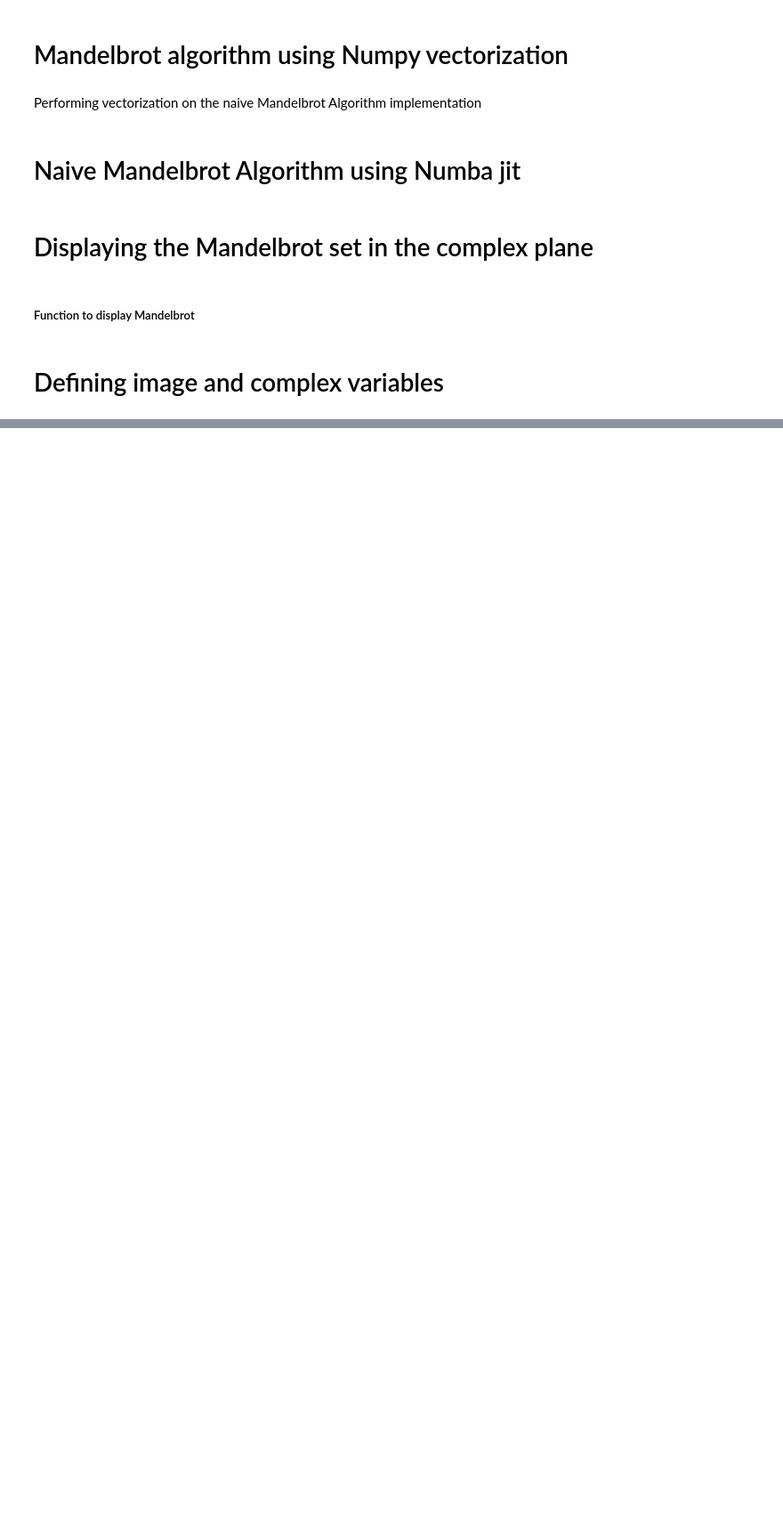
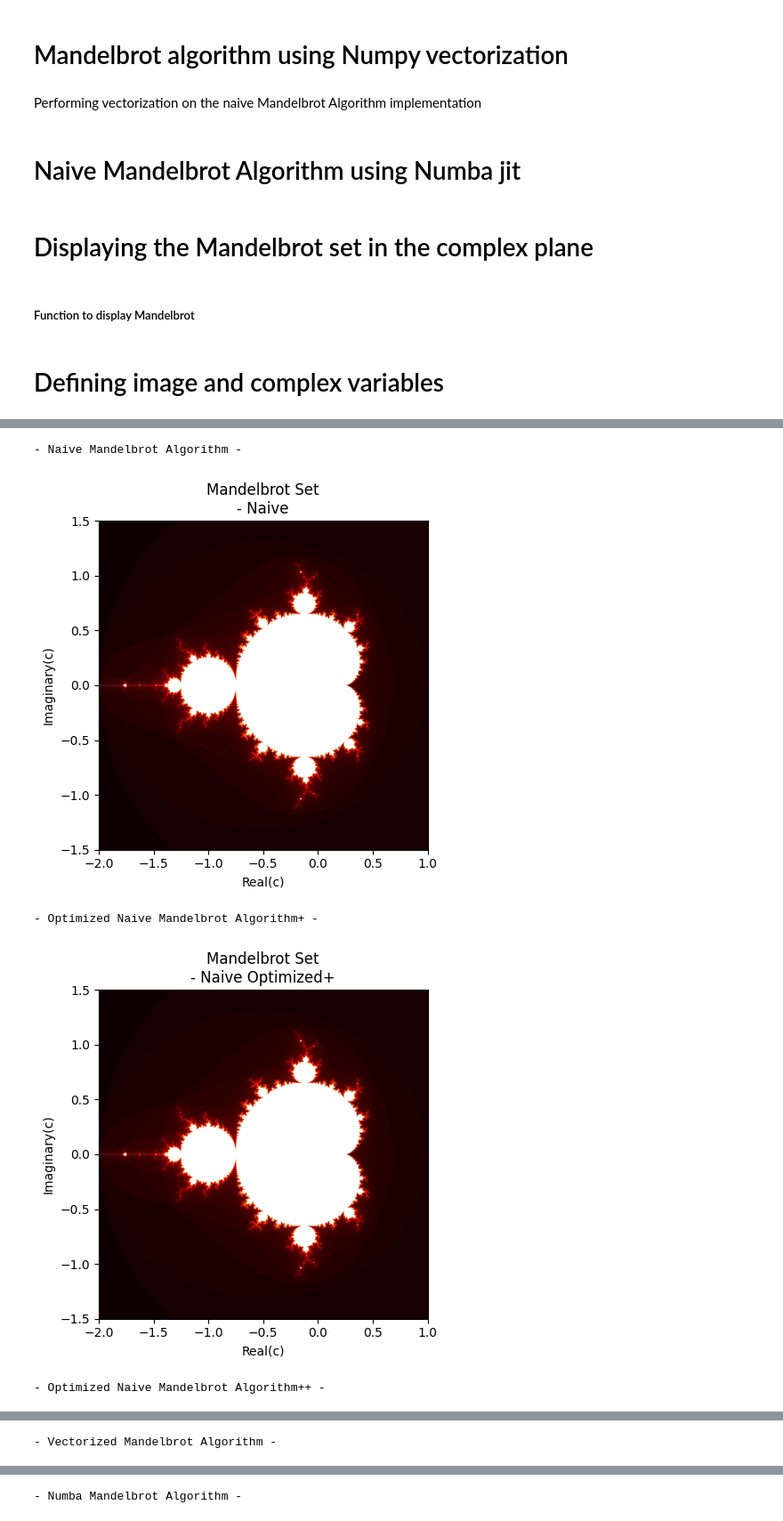
Before and after one commit to ChineseWarlord/CE8-AVS-Project, a Jupyter notebook: Simon/Mini-project/Mini-project.ipynb, the cells around one changed output, grey strips where cells are left out. Shown at 89% size. Drawn from its saved outputs; the diff is of its cells as text; code cells hidden in the pictures; blank space fills up the shorter version.

```diff
--- a/Simon/Mini-project/Mini-project.ipynb
+++ b/Simon/Mini-project/Mini-project.ipynb
@@ -337,13 +261,9 @@ def NaiveMandelbrotNumba(width, height, img, params):
 # %% [markdown]
 ##### Function to display Mandelbrot
 # %%
-def displayMandelbrot(img, params, title):
-    min_real = params[0]
-    max_real = params[1]
-    min_imaginary = params[2]
-    max_imaginary = params[3]
-
-    plt.imshow(img, extent=(min_real, max_real, min_imaginary, max_imaginary))
+def displayMandelbrot(img, params, title, cmap=None):
+    min_real, max_real, min_imaginary, max_imaginary, *_ = params
+    plt.imshow(img, extent=(min_real, max_real, min_imaginary, max_imaginary), cmap=cmap)
     plt.xlabel("Real(c)")
     plt.ylabel("Imaginary(c)")
     plt.title("Mandelbrot Set\n- " + f"{title}")
@@ -351,9 +271,9 @@ def displayMandelbrot(img, params, title):
 # %% [markdown]
 # Defining image and complex variables
 # %%
-# Defining variables for the img
-width = 5
-height = 5
+# Defining image size
+width = 5000
+height = 5000
 channel = 3
 img = np.zeros((height, width, 3), dtype=np.uint8)
 
@@ -361,7 +281,7 @@ img = np.zeros((height, width, 3), dtype=np.uint8)
 max_iter = 100.0
 
 # Defining threshold
-T = 2
+T = 2.0
 
 # Defining the range of values for
 # the real and imaginary parts of c
@@ -369,4 +289,4 @@ min_real = -2.0
 max_real = 1.0
 min_imaginary = -1.5
 max_imaginary = 1.5
-params = [min_real, max_real, min_imaginary, max_imaginary, max_iter]
+params = [min_real, max_real, min_imaginary, max_imaginary, max_iter, T]
@@ -372,0 +295,31 @@ params = [min_real, max_real, min_imaginary, max_imaginary, max_iter]
+# %%
+# Naive Mandelbrot Algorithm
+img_mandel = NaiveMandelbrot(width, height, img, params)
+print(f"\n- Naive Mandelbrot Algorithm -")
+displayMandelbrot(img_mandel, params, "Naive")
+
+# Optimized Mandelbrot Algorithm+
+img_mandel = NaiveMandelbrotOptimized(width, height, img, params)
+print(f"\n- Optimized Naive Mandelbrot Algorithm+ -")
+displayMandelbrot(img_mandel, params, "Naive Optimized+")
+
+# Optimized Mandelbrot Algorithm++
+img_mandel = NaiveMandelbrotOptimizedPlus(width, height, img, params)
+print(f"\n- Optimized Naive Mandelbrot Algorithm++ -")
+displayMandelbrot(img_mandel, params, "Naive optimized++")
+
+# Vectorized Mandelbrot Algorithm
+img_mandel = VectorizedMandelbrot(width, height, img, params)
+print(f"\n- Vectorized Mandelbrot Algorithm -")
+displayMandelbrot(img_mandel, params, "Vectorized")
+
+# Numba jit Optimized Mandelbrot Algorithm
+img_mandel1 = NaiveMandelbrotNumba(width, height, img, params)
+print(f"\n- Numba Mandelbrot Algorithm -")
+displayMandelbrot(img_mandel1, params, "Numba", "hot")
+# %% [output]
+- Naive Mandelbrot Algorithm -
+[figure, added]
+- Optimized Naive Mandelbrot Algorithm+ -
+[figure, added]
+- Optimized Naive Mandelbrot Algorithm++ -
@@ -372,0 +327 @@ params = [min_real, max_real, min_imaginary, max_imaginary, max_iter]
+- Vectorized Mandelbrot Algorithm -
@@ -372,0 +329 @@ params = [min_real, max_real, min_imaginary, max_imaginary, max_iter]
+- Numba Mandelbrot Algorithm -
```
Also changed, not shown: parts of 12 cells of this notebook, 2 other files.
